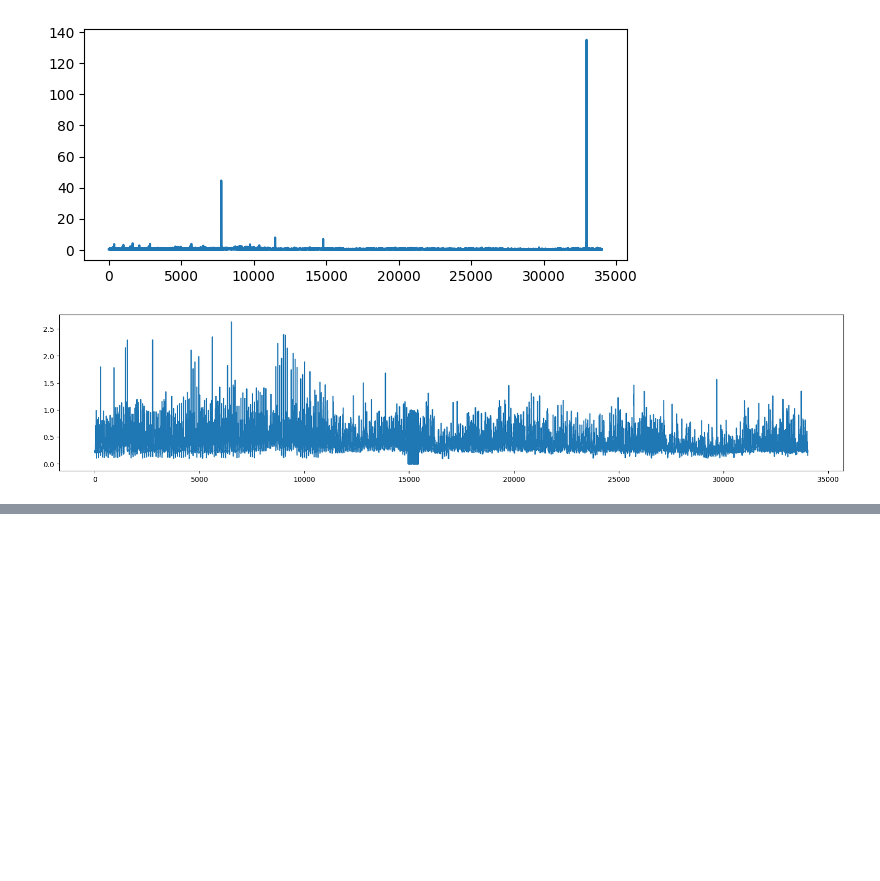
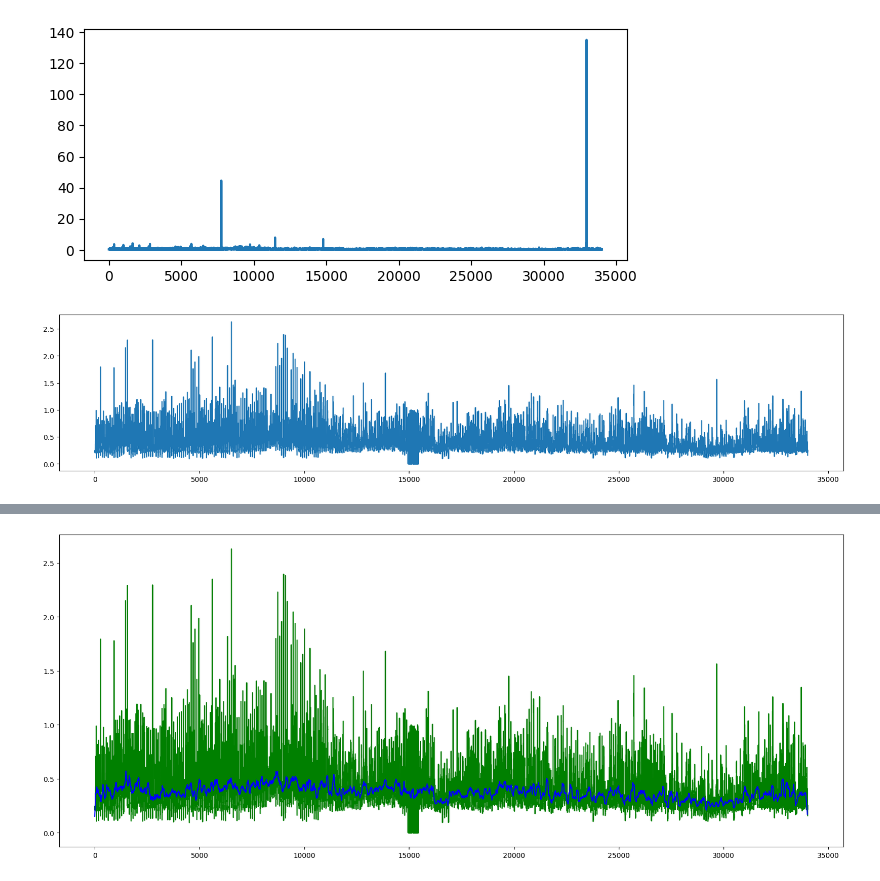
Before and after one commit to KlaraGtknst/I2OT_energy, a Jupyter notebook: prognose/notebooks/00-DataExploration.ipynb, the cells around one changed output, grey strips where cells are left out. Saved outputs shown, nothing was run; the diff lists cells and outputs as text; code cells hidden in the pictures; blank space fills up the shorter version.

Commit message:
feat: moving average

```diff
--- a/prognose/notebooks/00-DataExploration.ipynb
+++ b/prognose/notebooks/00-DataExploration.ipynb
@@ -72,0 +88,10 @@ plt.show()
+# %%
+def moving_average(x, w):
+    return np.convolve(x, np.ones(w), "same") / w
+
+plt.figure(figsize=(20,8))
+plt.plot(diff, color='green')
+plt.plot(moving_average(diff.iloc[:, 0],96), color='blue')
+plt.show()
+# %% [output]
+[figure, added]
```
Also changed, not shown: parts of 1 cell of this notebook.
